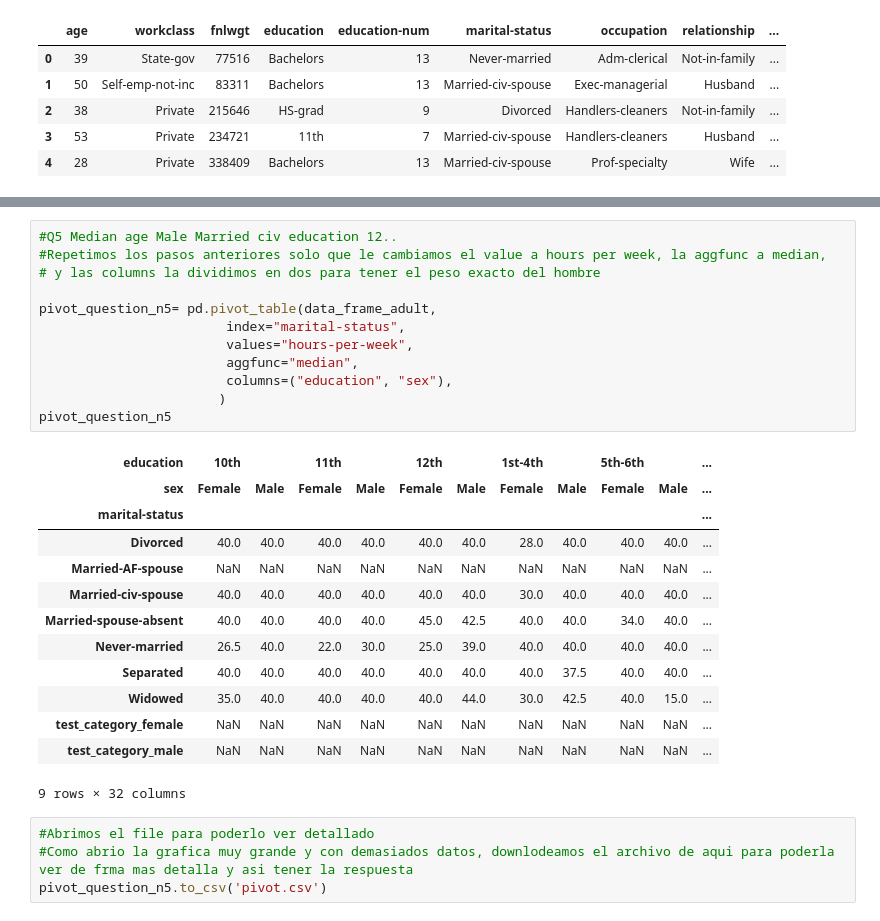
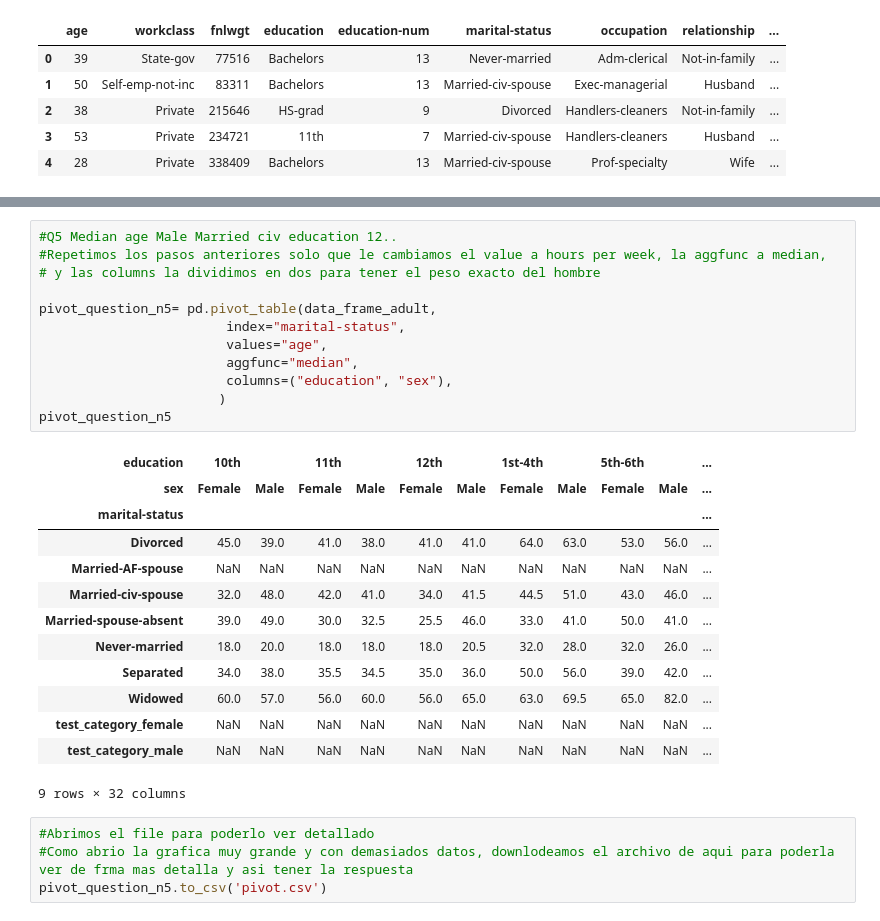
Before and after one commit to Gerardovelazquez/Visualization_of_Data_for_Decision_Making_Gerardo_A00827516, a Jupyter notebook: Pivot_tables_exam.ipynb, the cells around one changed output, grey strips where cells are left out. Cells and saved outputs as stored; diff of their text form.

```diff
--- a/Pivot_tables_exam.ipynb
+++ b/Pivot_tables_exam.ipynb
@@ -182,26 +182,26 @@ pivot_question_n4
 # %%
 #Q5 Median age Male Married civ education 12..
 #Repetimos los pasos anteriores solo que le cambiamos el value a hours per week, la aggfunc a median,
 # y las columns la dividimos en dos para tener el peso exacto del hombre
 
 pivot_question_n5= pd.pivot_table(data_frame_adult,
                         index="marital-status",
-                        values="hours-per-week",
+                        values="age",
                         aggfunc="median",
                         columns=("education", "sex"),
                        )
 pivot_question_n5
 # %% [output]
 | education | 10th |  | 11th |  | 12th |  | 1st-4th |  | 5th-6th |  | ... |
 | sex | Female | Male | Female | Male | Female | Male | Female | Male | Female | Male | ... |
 | marital-status |  |  |  |  |  |  |  |  |  |  | ... |
-| Divorced | 40.0 | 40.0 | 40.0 | 40.0 | 40.0 | 40.0 | 28.0 | 40.0 | 40.0 | 40.0 | ... |
+| Divorced | 45.0 | 39.0 | 41.0 | 38.0 | 41.0 | 41.0 | 64.0 | 63.0 | 53.0 | 56.0 | ... |
 | Married-AF-spouse | NaN | NaN | NaN | NaN | NaN | NaN | NaN | NaN | NaN | NaN | ... |
-| Married-civ-spouse | 40.0 | 40.0 | 40.0 | 40.0 | 40.0 | 40.0 | 30.0 | 40.0 | 40.0 | 40.0 | ... |
-| Married-spouse-absent | 40.0 | 40.0 | 40.0 | 40.0 | 45.0 | 42.5 | 40.0 | 40.0 | 34.0 | 40.0 | ... |
-| Never-married | 26.5 | 40.0 | 22.0 | 30.0 | 25.0 | 39.0 | 40.0 | 40.0 | 40.0 | 40.0 | ... |
-| Separated | 40.0 | 40.0 | 40.0 | 40.0 | 40.0 | 40.0 | 40.0 | 37.5 | 40.0 | 40.0 | ... |
-| Widowed | 35.0 | 40.0 | 40.0 | 40.0 | 40.0 | 44.0 | 30.0 | 42.5 | 40.0 | 15.0 | ... |
+| Married-civ-spouse | 32.0 | 48.0 | 42.0 | 41.0 | 34.0 | 41.5 | 44.5 | 51.0 | 43.0 | 46.0 | ... |
+| Married-spouse-absent | 39.0 | 49.0 | 30.0 | 32.5 | 25.5 | 46.0 | 33.0 | 41.0 | 50.0 | 41.0 | ... |
+| Never-married | 18.0 | 20.0 | 18.0 | 18.0 | 18.0 | 20.5 | 32.0 | 28.0 | 32.0 | 26.0 | ... |
+| Separated | 34.0 | 38.0 | 35.5 | 34.5 | 35.0 | 36.0 | 50.0 | 56.0 | 39.0 | 42.0 | ... |
+| Widowed | 60.0 | 57.0 | 56.0 | 60.0 | 56.0 | 65.0 | 63.0 | 69.5 | 65.0 | 82.0 | ... |
 | test_category_female | NaN | NaN | NaN | NaN | NaN | NaN | NaN | NaN | NaN | NaN | ... |
 | test_category_male | NaN | NaN | NaN | NaN | NaN | NaN | NaN | NaN | NaN | NaN | ... |
 9 rows × 32 columns
```
